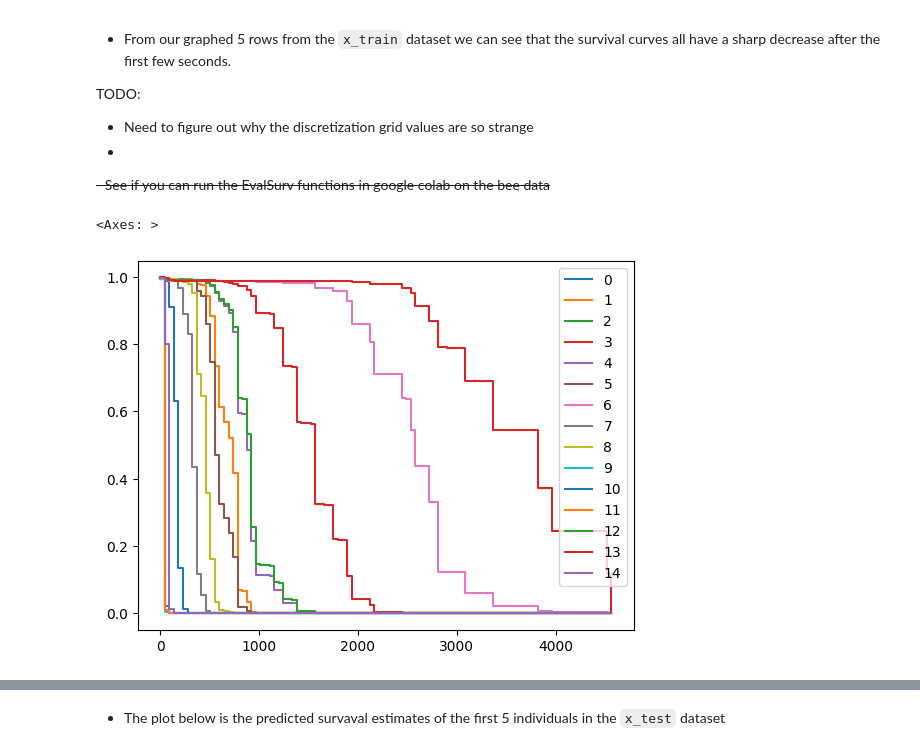
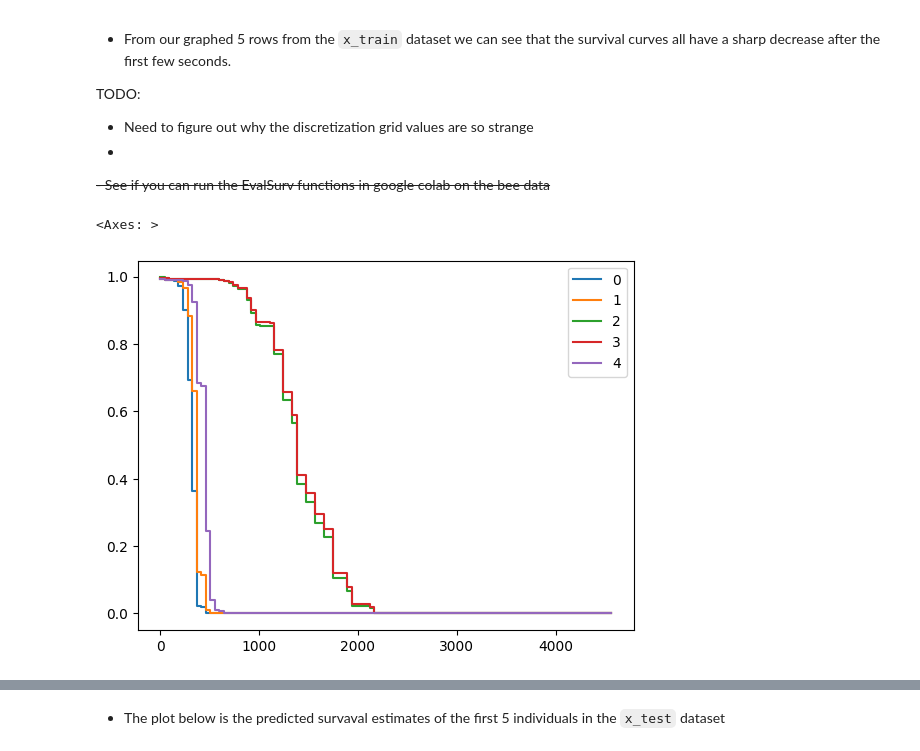
Before and after one commit to puckybreg/Native-Bee-Thesis, a Jupyter notebook: notebook_for_data_analysis.ipynb, the cells around one changed output, grey strips where cells are left out. Cells and saved outputs as stored; diff of their text form; code cells hidden in the pictures.

```diff
--- a/notebook_for_data_analysis.ipynb
+++ b/notebook_for_data_analysis.ipynb
@@ -759,9 +800,9 @@ TODO:
 -
 ~~- See if you can run the EvalSurv functions in google colab on the bee data~~
 # %%
-surv = model.predict_surv_df(x_train)
+surv = model.predict_surv_df(x_test)
 
-surv.iloc[:, :15].plot(drawstyle='steps-post')
+surv.iloc[:, :5].plot(drawstyle='steps-post')
 # %% [output]
 <Axes: >
-[figure, old version]
+[figure, new version]
```
Also changed, not shown: parts of 28 cells of this notebook.
